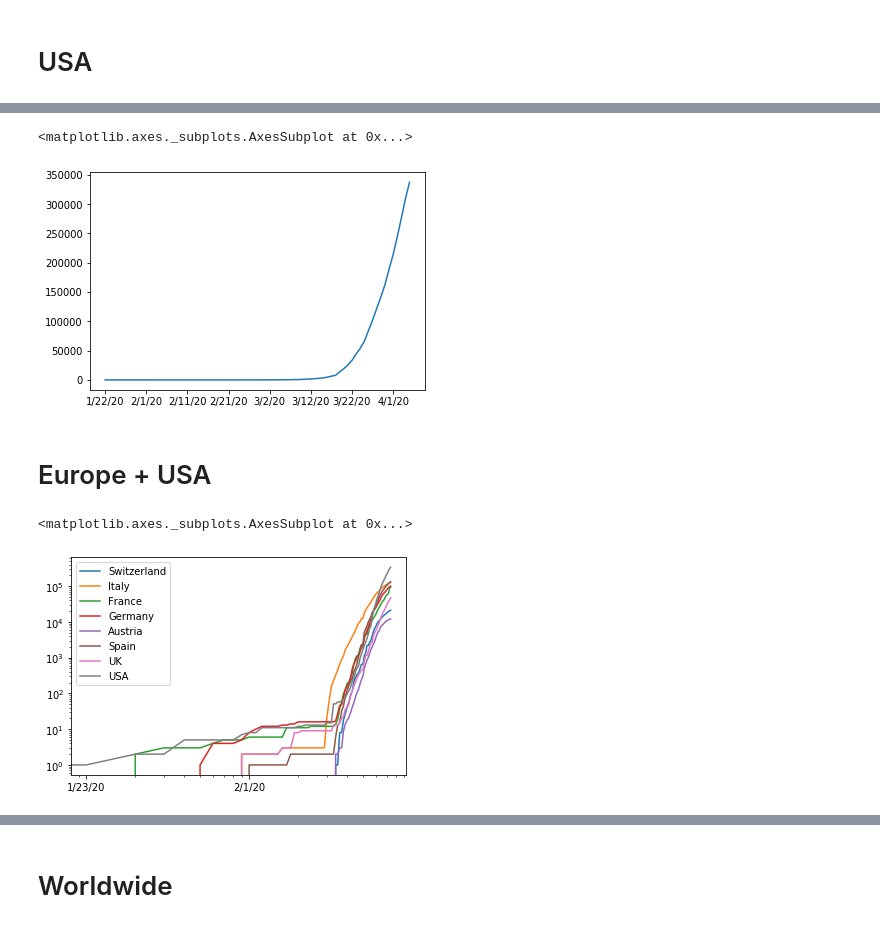
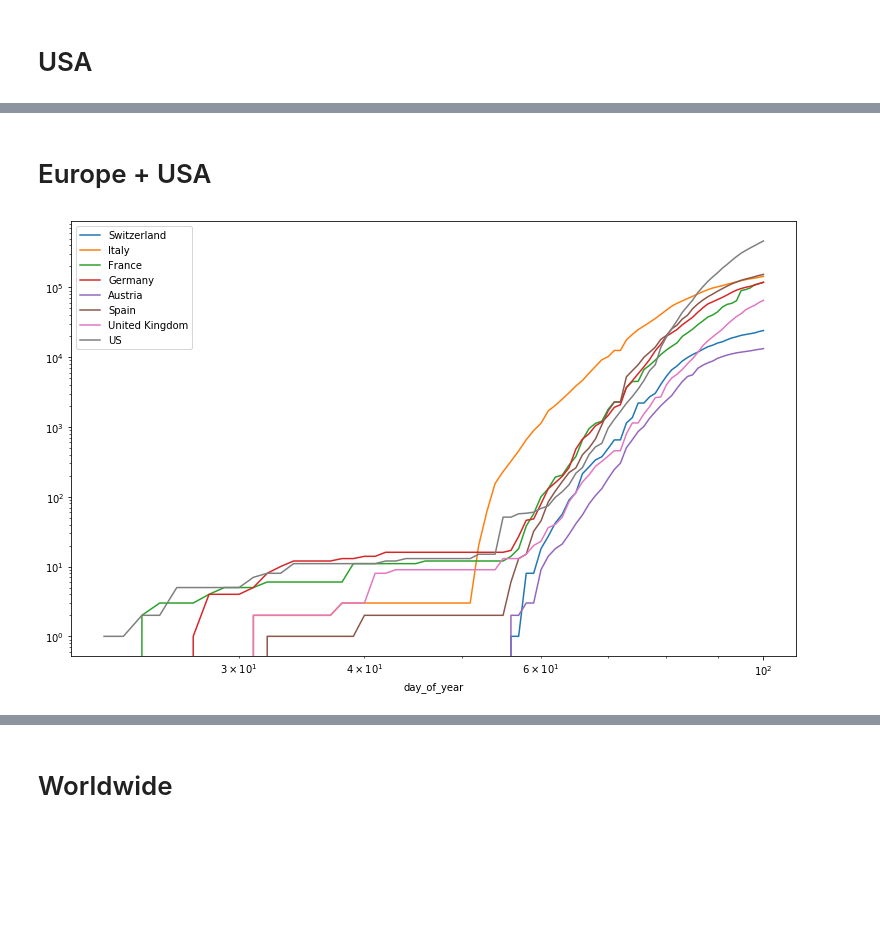
Before and after one commit to jpmieville/COVID-19_data_analyis, a Jupyter notebook: covid19_world.ipynb, the cells around one changed output, grey strips where cells are left out. Cells and saved outputs as stored; diff of their text form; code cells hidden in the pictures; blank space fills up the shorter version.

```diff
--- a/covid19_world.ipynb
+++ b/covid19_world.ipynb
@@ -89,3 +104,12 @@ def extract_data(data_frame, country, region=None):
+# %%
+def plot_data(dataframe, logx=False, logy=False, **kwargs):
+    if logx:
+        df = dataframe.reset_index(level=0, drop=True)
+        df.plot(logx=logx, logy=logy, **kwargs)
+    else:
+        df = dataframe.reset_index(level=1, drop=True)
+        df.plot(logy=logy, **kwargs)
+    plt.show()
 # %% [markdown]
 # Switzerland
 # %%
@@ -122,5 +143,5 @@ austria =  extract_data(df, "Austria")
 # %%
 europe = pd.concat([swiss, italy, france, germany, austria, spain, uk], axis=1)
 # %%
-europe.columns = ['Switzerland', 'Italy', 'France', 'Germany', 'Austria', 'Spain', 'UK']
+# europe.columns = ['Switzerland', 'Italy', 'France', 'Germany', 'Austria', 'Spain', 'UK']
 # %%
@@ -164,0 +178,2 @@ us = df[df["Country/Region"] == "US"].groupby(by=["Country/Region",]).sum().stac
+# %%
+us = extract_data(df, country="US", groupby=True)
@@ -175,9 +188,4 @@ us[us!=0].plot(logy=True, logx=True)
-# %%
-us[us!=0].plot()
-# %% [output]
-<matplotlib.axes._subplots.AxesSubplot at 0x...>
-[figure, removed]
 # %% [markdown]
 # Europe + USA
 # %%
-df3 = pd.concat([europe, us], axis=1)
+comp_us = pd.concat([europe, us], axis=1)
@@ -190,5 +192,4 @@ df3.columns = col
 # %%
-df3.plot(logy=True, logx=True)
+plot_data(comp_us, logy=True, logx=True, figsize=(13, 8))
 # %% [output]
-<matplotlib.axes._subplots.AxesSubplot at 0x...>
-[figure, old version]
+[figure, new version]
```
Also changed, not shown: parts of 107 cells of this notebook.
